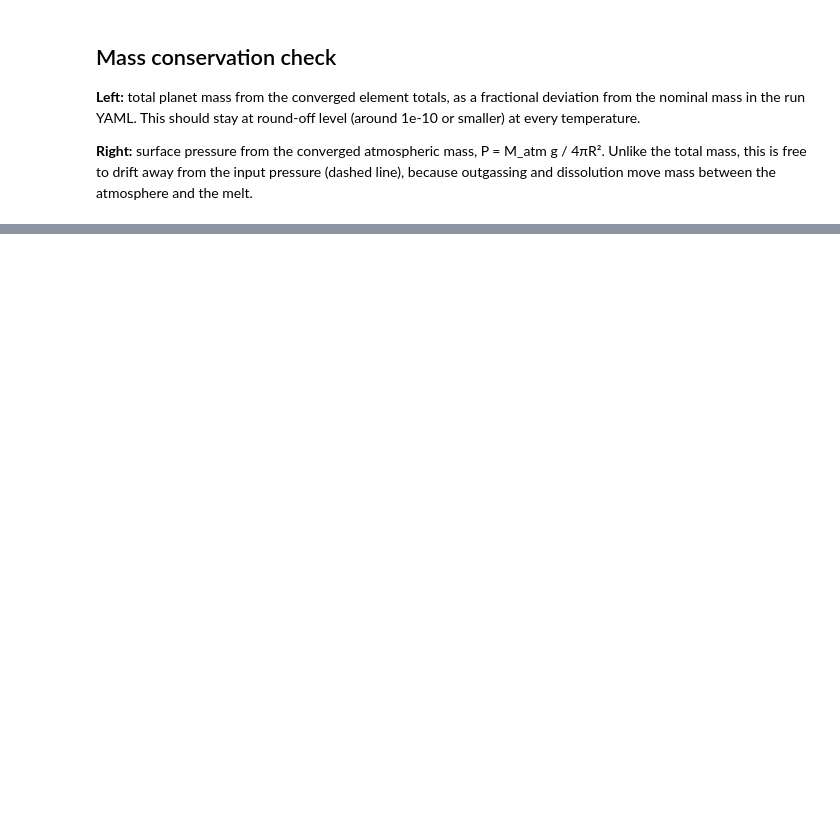
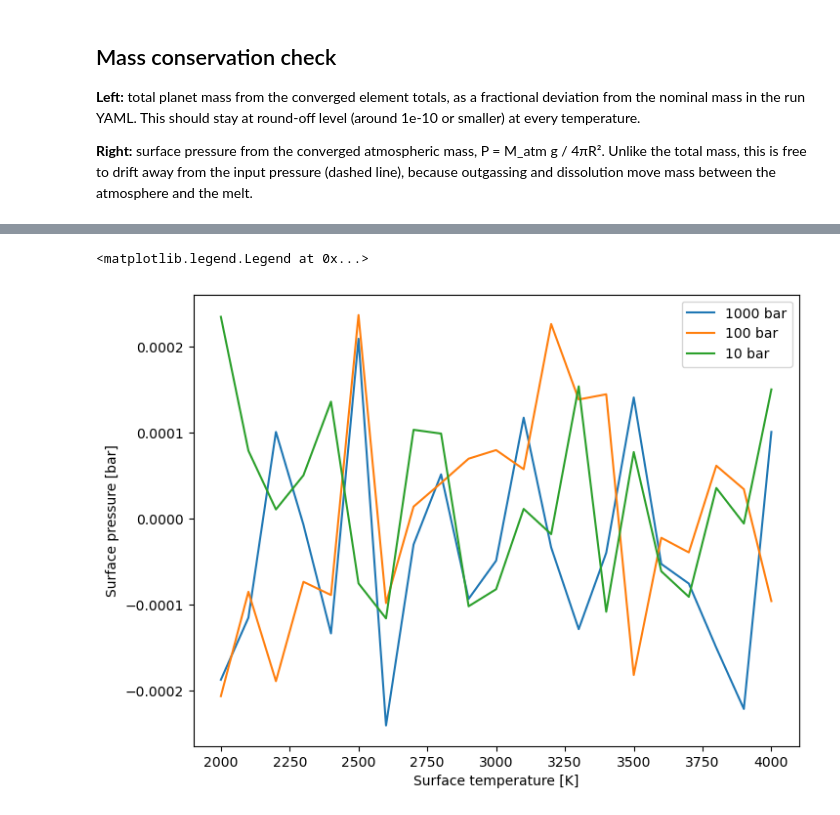
Before and after one commit to AlexMcGinty/GlobalChemicalEquilibrium_model, a Jupyter notebook: gce_tools_package/02_temperature_grid.ipynb, the cells around one changed output, grey strips where cells are left out. Saved outputs shown, nothing was run; the diff lists cells and outputs as text; code cells hidden in the pictures; blank space fills up the shorter version.

```diff
--- a/gce_tools_package/02_temperature_grid.ipynb
+++ b/gce_tools_package/02_temperature_grid.ipynb
@@ -131,0 +186,12 @@ dtype: float64
+# %%
+fig,axes=plt.subplots(figsize=(8,6))
+#axes.plot(H2_10000_bar["T_surface"], H2_10000_bar["P_surface_bar"], label="10000 bar")
+axes.plot(H2_10000_bar["T_surface"], (1-H2_1000_bar["M_total_over_M_planet"])*100, label="1000 bar")
+axes.plot(H2_10000_bar["T_surface"], (1-H2_100_bar["M_total_over_M_planet"])*100, label="100 bar")
+axes.plot(H2_10000_bar["T_surface"], (1-H2_10_bar["M_total_over_M_planet"])*100, label="10 bar")
+axes.set_xlabel("Surface temperature [K]")
+axes.set_ylabel("Surface pressure [bar]")
+axes.legend()
+# %% [output]
+<matplotlib.legend.Legend at 0x...>
+[figure, added]
```
Also changed, not shown: parts of 13 cells of this notebook, 6 other files.
